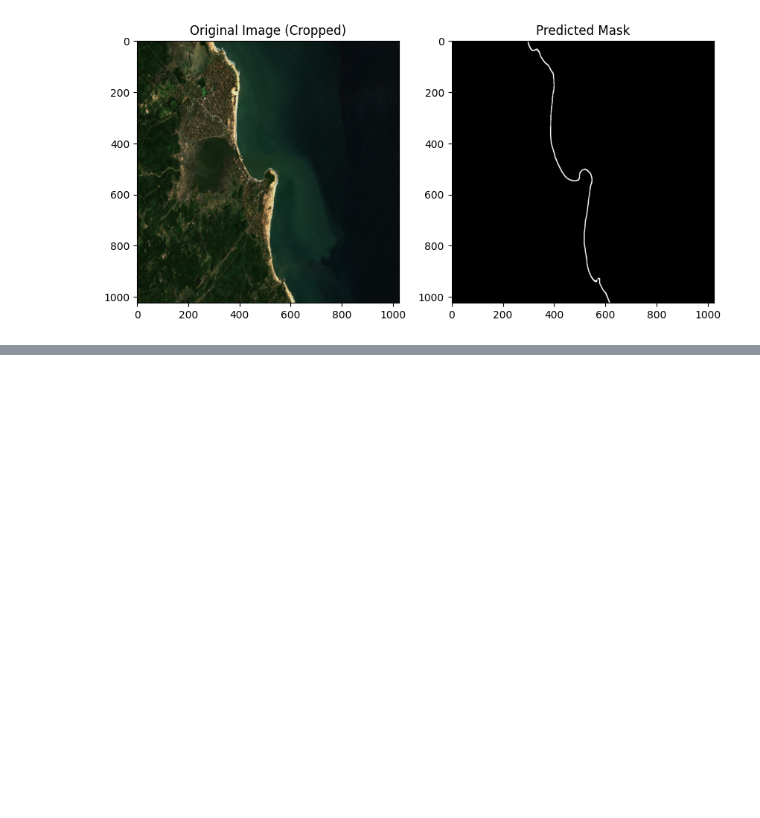
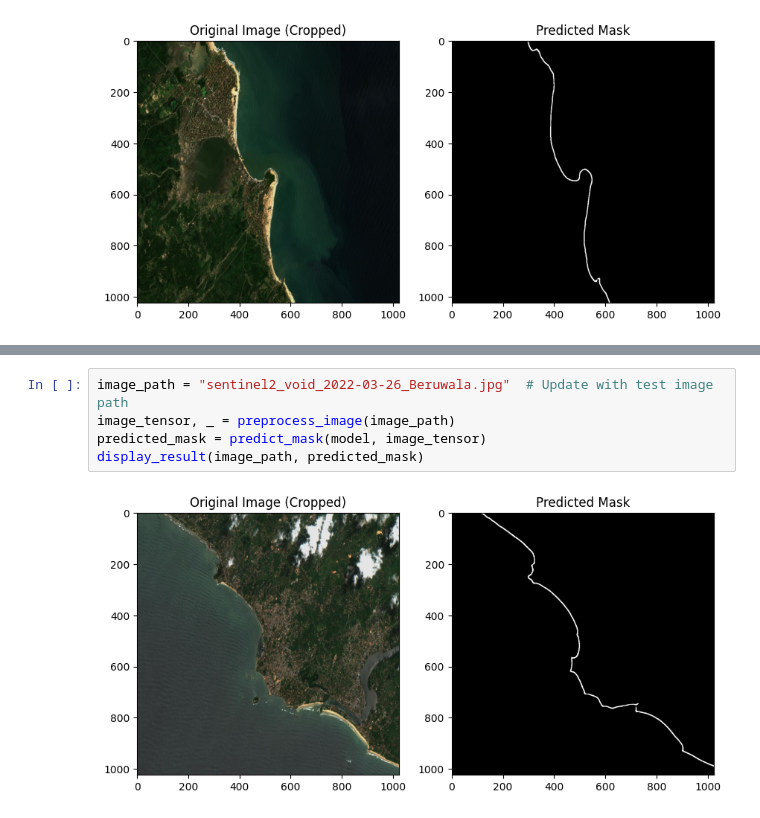
Before and after one commit to WasifAsi/DSGP_GP-19, a Jupyter notebook: Models/DeepLab.ipynb, the cells around one changed output, grey strips where cells are left out. Drawn from its saved outputs; the diff is of its cells as text; blank space fills up the shorter version.

```diff
--- a/Models/DeepLab.ipynb
+++ b/Models/DeepLab.ipynb
@@ -1182,0 +1197,7 @@ display_result(image_path, predicted_mask)
+# %%
+image_path = "sentinel2_void_2022-03-26_Beruwala.jpg"  # Update with test image path
+image_tensor, _ = preprocess_image(image_path)
+predicted_mask = predict_mask(model, image_tensor)
+display_result(image_path, predicted_mask)
+# %% [output]
+[figure, added]
```
Also changed, not shown: parts of 4 cells of this notebook.
